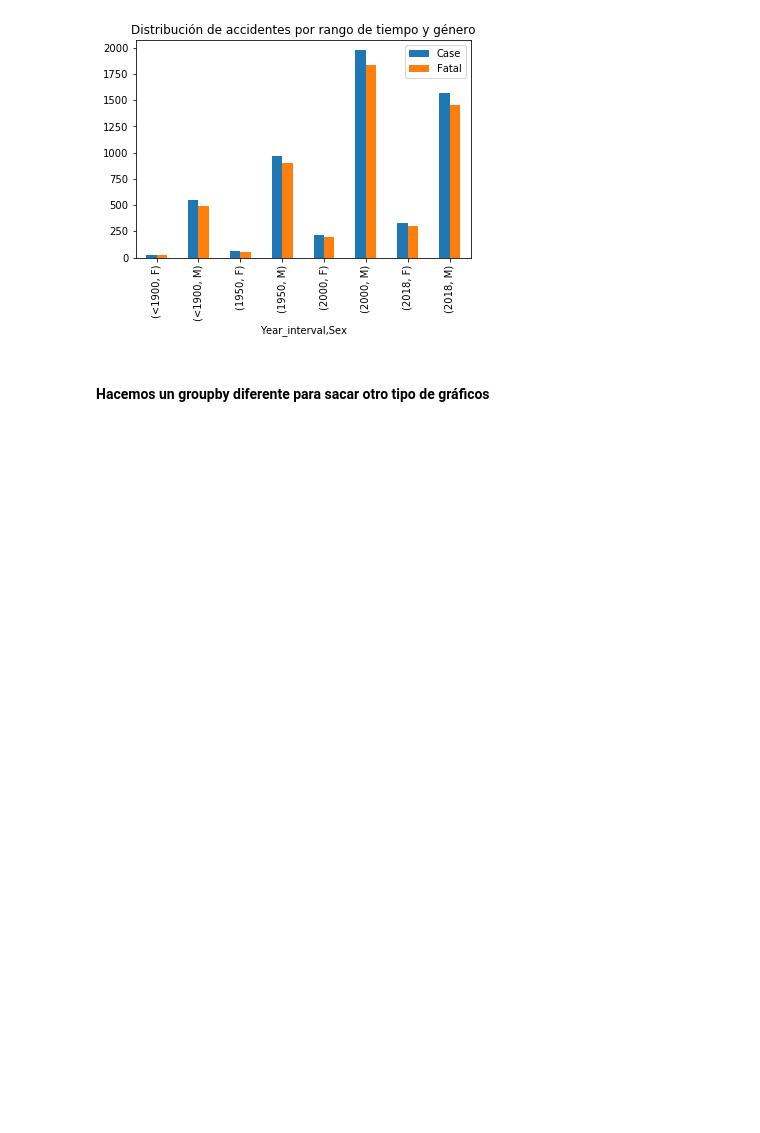
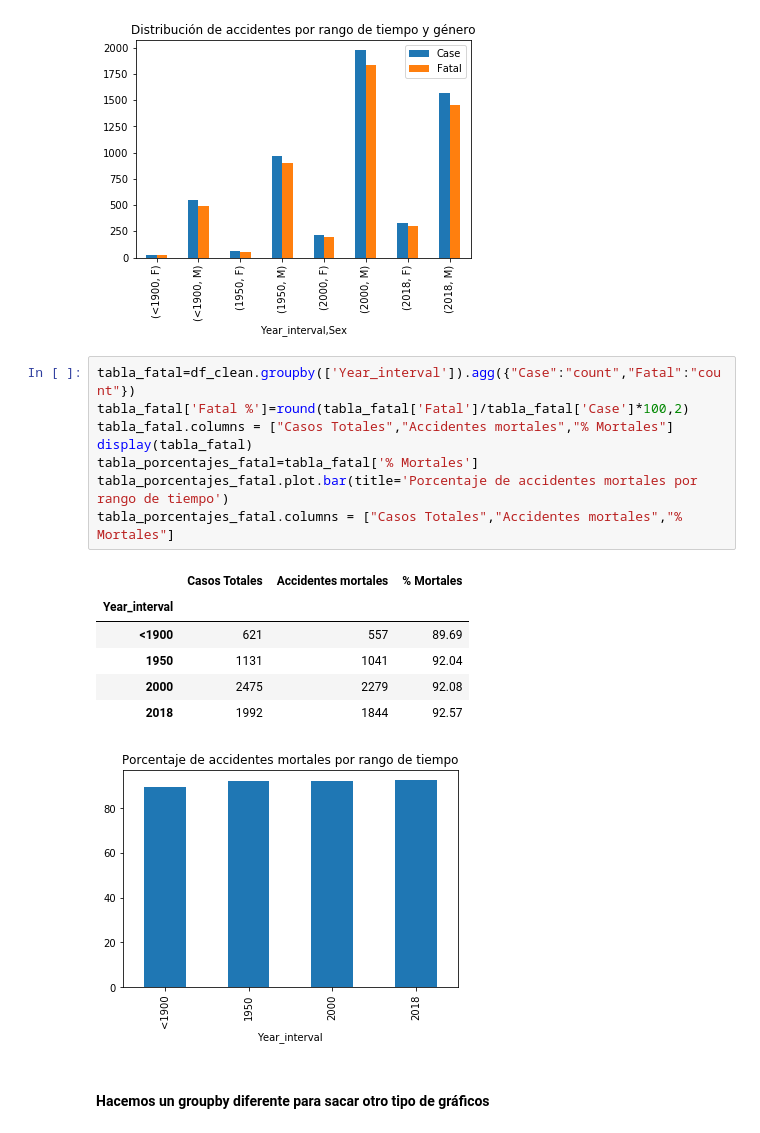
Before and after one commit to silviaherf/data-cleaning-pandas, a Jupyter notebook: Sharks_analysis.ipynb, the cells around one changed output. Cells and saved outputs as stored; diff of their text form; blank space fills up the shorter version.

```diff
--- a/Sharks_analysis.ipynb
+++ b/Sharks_analysis.ipynb
@@ -522,6 +495,22 @@ display(tabla_fatal_genero)
 | 2018 | F | 331 | 304 | 91.84 |
 |  | M | 1566 | 1459 | 93.17 |
 [figure]
+# %%
+tabla_fatal=df_clean.groupby(['Year_interval']).agg({"Case":"count","Fatal":"count"})
+tabla_fatal['Fatal %']=round(tabla_fatal['Fatal']/tabla_fatal['Case']*100,2)
+tabla_fatal.columns = ["Casos Totales","Accidentes mortales","% Mortales"]
+display(tabla_fatal)
+tabla_porcentajes_fatal=tabla_fatal['% Mortales']
+tabla_porcentajes_fatal.plot.bar(title='Porcentaje de accidentes mortales por rango de tiempo')
+tabla_porcentajes_fatal.columns = ["Casos Totales","Accidentes mortales","% Mortales"]
+# %% [output]
+|  | Casos Totales | Accidentes mortales | % Mortales |
+| Year_interval |  |  |  |
+| <1900 | 621 | 557 | 89.69 |
+| 1950 | 1131 | 1041 | 92.04 |
+| 2000 | 2475 | 2279 | 92.08 |
+| 2018 | 1992 | 1844 | 92.57 |
+[figure, added]
 # %% [markdown]
 #### Hacemos un groupby diferente para sacar otro tipo de gráficos
 # %%
```
Also changed, not shown: parts of 16 cells of this notebook.
